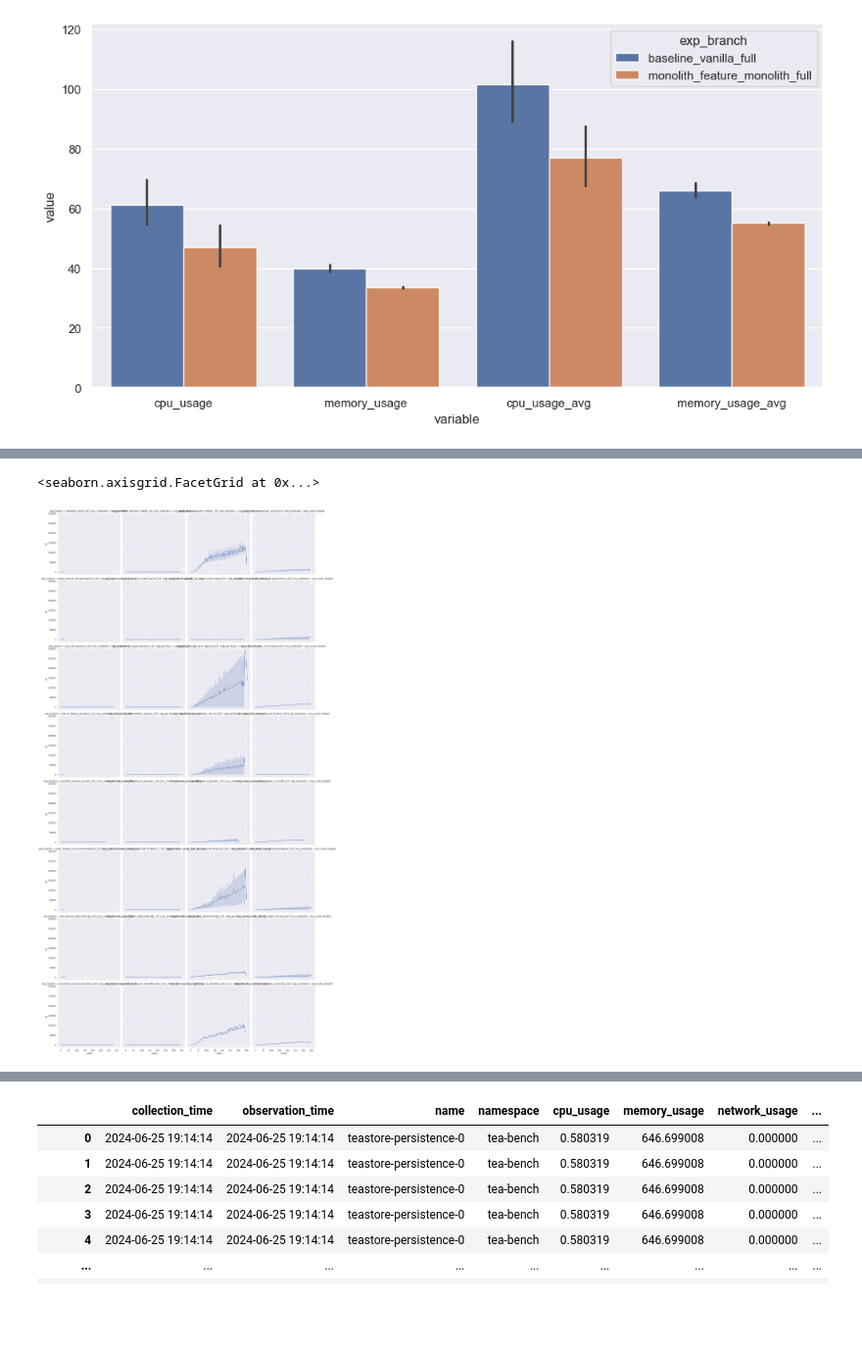
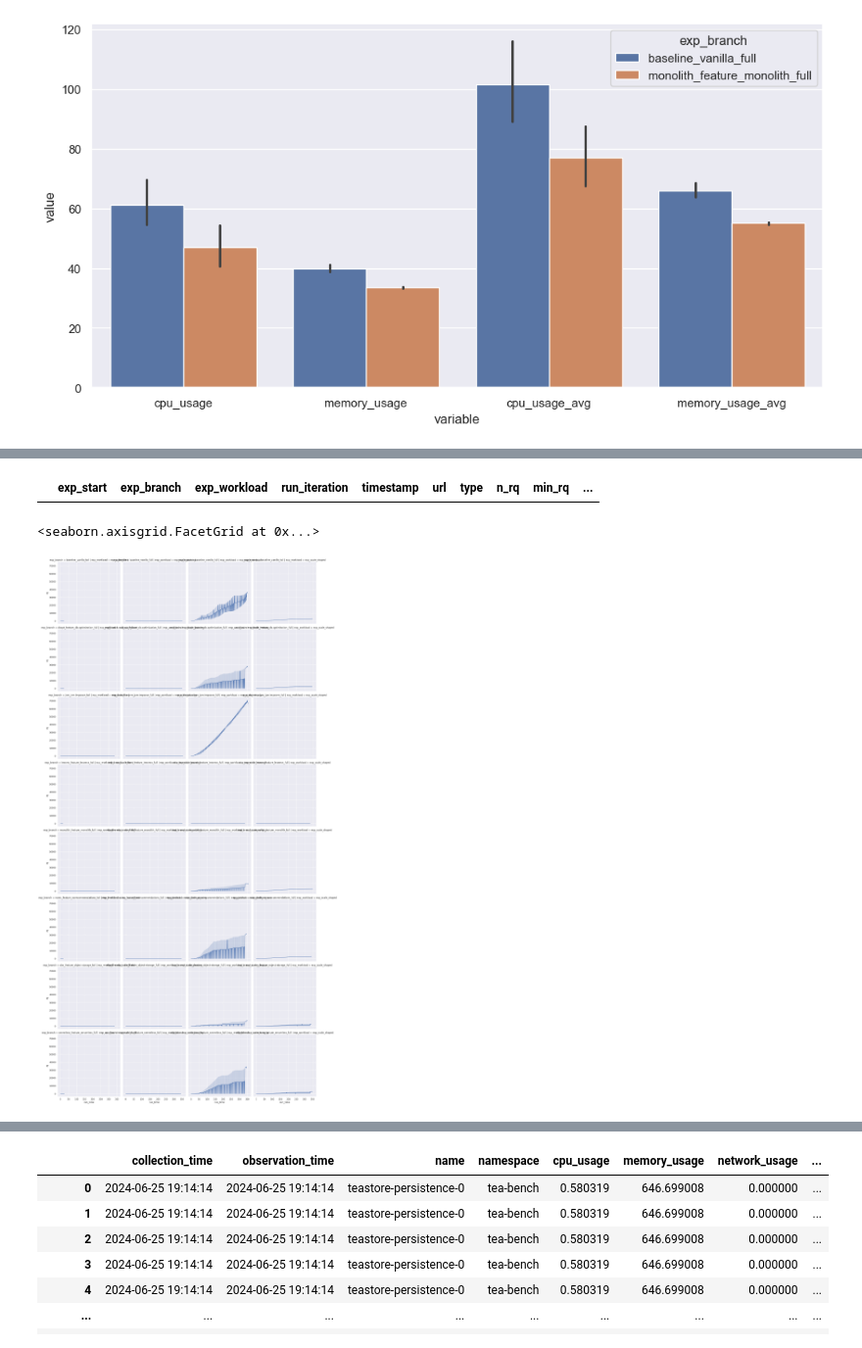
Before and after one commit to clue2-sose25/Clue2, a Jupyter notebook: eval6000.ipynb, the cells around one changed output, grey strips where cells are left out. Shown at 98% size. Drawn from its saved outputs; the diff is of its cells as text; code cells hidden in the pictures; blank space fills up the shorter version.

Commit message:
leverage aggregated history stats

```diff
--- a/eval6000.ipynb
+++ b/eval6000.ipynb
@@ -15,7 +15,7 @@ pd.set_option('display.max_columns', None)
 sns.set_theme(rc={'figure.figsize':(12, 6)})
 # %%
 MANUAL="data/2024-06-22_11-26-02"
-NEW="data/2024-07-12_11-19-47"
+NEW="data/2024-07-12_23-44-59"
 # KARL_LOCAL = "data/data/*"
 exr = exv2.experiment_results.ExperimentResults(NEW, load_stats_history=True) # type: ignore
 RUN_VARS = exv2.experiment_results.ExperimentResults.RUN_VARS # type: ignore
@@ -436,3 +458,12 @@ exr.stats_history
+# %%
+hc = exr.stats_history.groupby([*exr.RUN_VARS, "timestamp", "url", "type"]).agg(
+    n_rq = ("rq", "count"),
+    min_rq = ("rq", "min"),
+    max_rq = ("rq", "max")
+).reset_index()
+hc[(hc['n_rq'] > 1)]
+# %% [output]
+|  | exp_start | exp_branch | exp_workload | run_iteration | timestamp | url | type | n_rq | min_rq | ... |
 # %%
 # try to combine history and measurements, e.g. for CPU vs. rq/s
 
@@ -449,18 +480,19 @@ pd.Series.round_down_to_nearest = round_down_to_nearest
 exr.stats_history['run5s'] = exr.stats_history['run_time'].round_down_to_nearest(5)
 exr.stats_history
 
-runhist = exr.stats_history.groupby([*exr.RUN_VARS, 'run5s']).agg({
+runhist = exr.stats_history.groupby([*exr.RUN_VARS, 'run_time']).agg({
     "rq": "sum",
+    "user_count": "sum",
 })
 # %%
 sns.relplot(
     kind="line",
     data=runhist,
-    x="run5s",
+    x="run_time",
     y="rq",
     row="exp_branch",
     col="exp_workload",
 )
 # %% [output]
 <seaborn.axisgrid.FacetGrid at 0x...>
-[figure, old version]
+[figure, new version]
```
Also changed, not shown: parts of 17 cells of this notebook, 1 other file.
